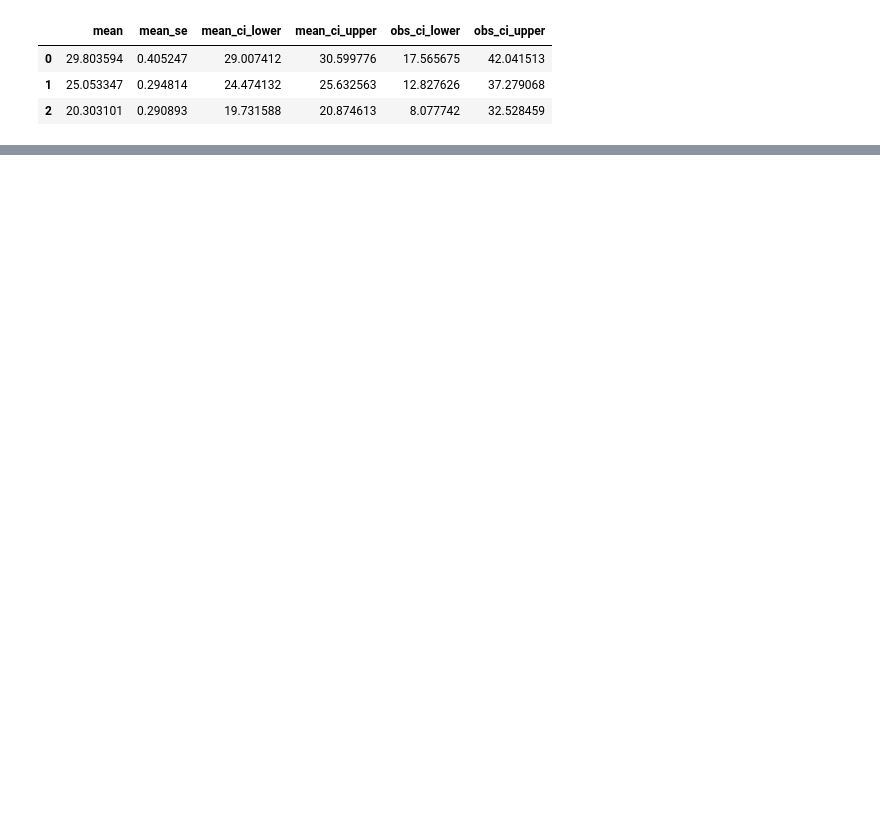
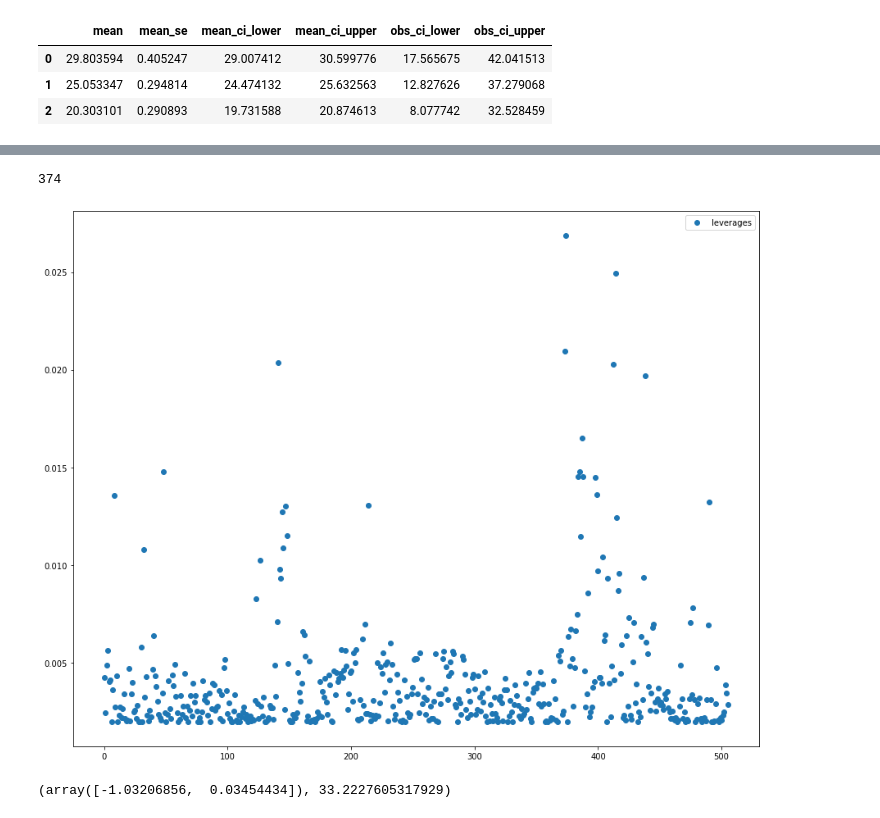
Before and after one commit to vivialprt/ISLR, a Jupyter notebook: Chapter3/Lab.ipynb, the cells around one changed output, grey strips where cells are left out. Saved outputs shown, nothing was run; the diff lists cells and outputs as text; code cells hidden in the pictures; blank space fills up the shorter version.

```diff
--- a/Chapter3/Lab.ipynb
+++ b/Chapter3/Lab.ipynb
@@ -166,0 +183,14 @@ res.summary_frame()
+# %%
+_ = plt.figure(figsize=(15, 12))
+hat_values = mod.get_influence().hat_matrix_diag
+plt.plot(hat_values, 'o', label='leverages')
+plt.legend()
+hat_values.argmax()
+# %% [output]
+374
+[figure, added]
+# %%
+medv_on_two = LinearRegression().fit(data.loc[:, ['lstat', 'age']], data.medv)
+medv_on_two.coef_, medv_on_two.intercept_
+# %% [output]
+(array([-1.03206856,  0.03454434]), 33.2227605317929)
```
Also changed, not shown: parts of 21 cells of this notebook.
